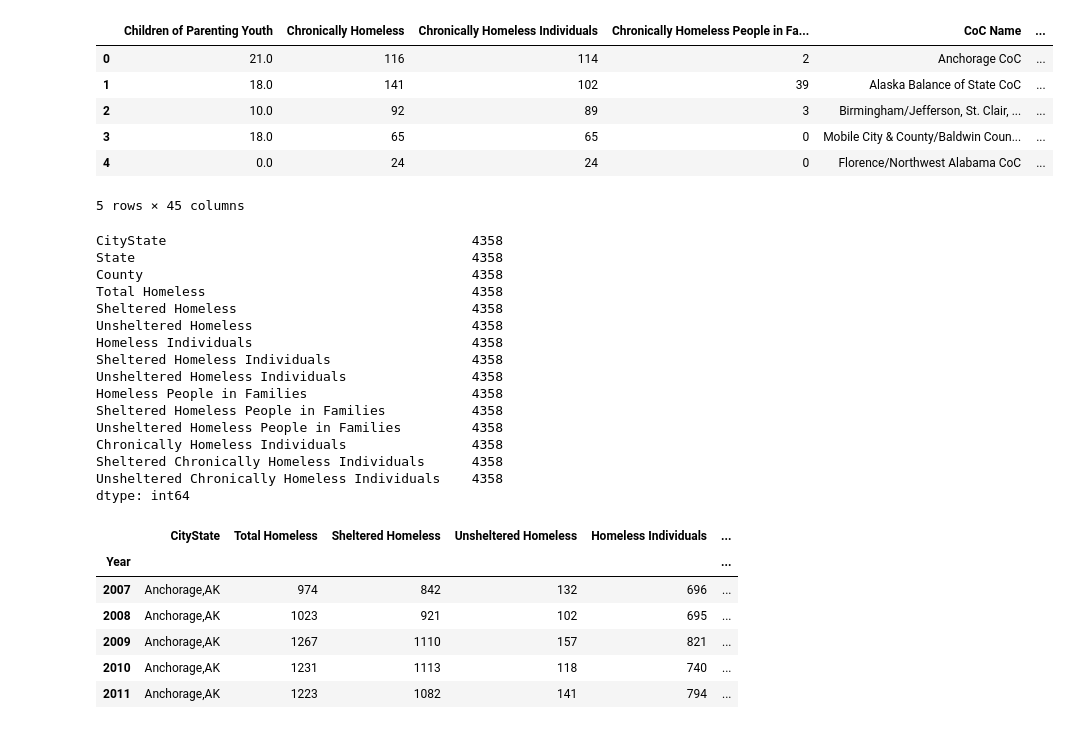
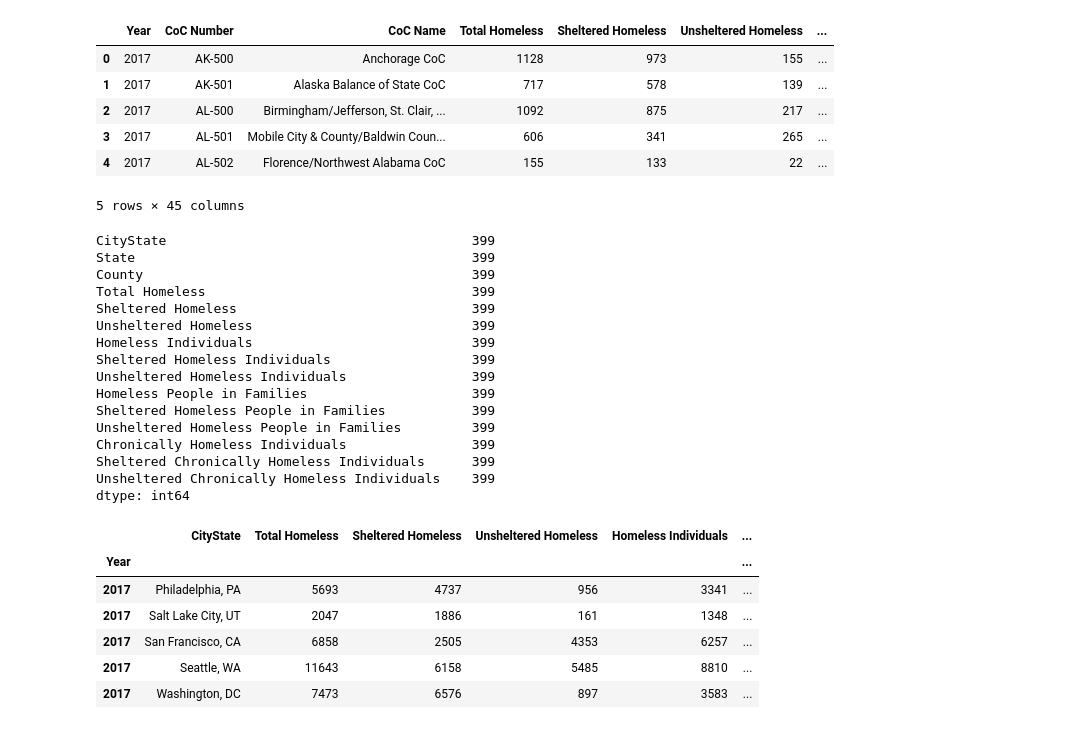
Before and after one commit to jag0717/UCB-Project1, a Jupyter notebook: data/Consolidate_HUD_Data.ipynb, the cells around one changed output. Drawn from its saved outputs; the diff is of its cells as text; code cells hidden in the pictures.

```diff
--- a/data/Consolidate_HUD_Data.ipynb
+++ b/data/Consolidate_HUD_Data.ipynb
@@ -6,21 +6,21 @@ import matplotlib
 # %%
 # load excel file
 file_path = os.path.join('raw_data','2007-2017-PIT-HUD.xlsx')
 # read the excel file
 df  = pd.read_excel(file_path, sheet_name=None, ignore_index=True)
 
 # concatenate all worksheets
-cdf = pd.concat(df.values())
+cdf = pd.concat([df])
 
 # display consolidated data
 cdf.head()
 # %% [output]
-|  | Children of Parenting Youth | Chronically Homeless | Chronically Homeless Individuals | Chronically Homeless People in Fa... | CoC Name | ... |
-| 0 | 21.0 | 116 | 114 | 2 | Anchorage CoC | ... |
-| 1 | 18.0 | 141 | 102 | 39 | Alaska Balance of State CoC | ... |
-| 2 | 10.0 | 92 | 89 | 3 | Birmingham/Jefferson, St. Clair, ... | ... |
-| 3 | 18.0 | 65 | 65 | 0 | Mobile City & County/Baldwin Coun... | ... |
-| 4 | 0.0 | 24 | 24 | 0 | Florence/Northwest Alabama CoC | ... |
+|  | Year | CoC Number | CoC Name | Total Homeless | Sheltered Homeless | Unsheltered Homeless | ... |
+| 0 | 2017 | AK-500 | Anchorage CoC | 1128 | 973 | 155 | ... |
+| 1 | 2017 | AK-501 | Alaska Balance of State CoC | 717 | 578 | 139 | ... |
+| 2 | 2017 | AL-500 | Birmingham/Jefferson, St. Clair, ... | 1092 | 875 | 217 | ... |
+| 3 | 2017 | AL-501 | Mobile City & County/Baldwin Coun... | 606 | 341 | 265 | ... |
+| 4 | 2017 | AL-502 | Florence/Northwest Alabama CoC | 155 | 133 | 22 | ... |
 5 rows × 45 columns
 # %%
 # drop columns that have NaN
@@ -37,10 +37,11 @@ cdf["County"] = cdf["County"].apply(lambda x: x.replace("Continuum of Care",''))
 cdf["County"] = cdf["County"].apply(lambda x: x.replace("Balance of State",''))
 cdf["County"] = cdf["County"].apply(lambda x: x.replace("Metropolitan Denver Homeless Initiative",'Denver'))
 cdf["County"] = cdf["County"].apply(lambda x: x.replace("Salt Lake",'Salt Lake City'))
+cdf["County"] = cdf["County"].apply(lambda x: x.replace("District of Columbia",'Washington'))
 cdf["County"] = cdf["County"].apply(lambda x: x.split('/')[0])
 cdf["County"] = cdf["County"].apply(lambda x: x.strip())
 
-cdf["CityState"] = cdf["County"] + "," + cdf["State"]
+cdf["CityState"] = cdf["County"] + ", " + cdf["State"]
 
 # Select columns of Interest
 cdf = cdf[[ 'Year','CityState', 'State', 'County', 'Total Homeless', 'Sheltered Homeless', 'Unsheltered Homeless',
@@ -55,21 +56,21 @@ cdf = cdf.set_index(['Year'])
 # Check record count before writing data into a csv file
 cdf.count()
 # %% [output]
-CityState                                       4358
-State                                           4358
-County                                          4358
-Total Homeless                                  4358
-Sheltered Homeless                              4358
-Unsheltered Homeless                            4358
-Homeless Individuals                            4358
-Sheltered Homeless Individuals                  4358
-Unsheltered Homeless Individuals                4358
-Homeless People in Families                     4358
-Sheltered Homeless People in Families           4358
-Unsheltered Homeless People in Families         4358
-Chronically Homeless Individuals                4358
-Sheltered Chronically Homeless Individuals      4358
-Unsheltered Chronically Homeless Individuals    4358
+CityState                                       399
+State                                           399
+County                                          399
+Total Homeless                                  399
+Sheltered Homeless                              399
+Unsheltered Homeless                            399
+Homeless Individuals                            399
+Sheltered Homeless Individuals                  399
+Unsheltered Homeless Individuals                399
+Homeless People in Families                     399
+Sheltered Homeless People in Families           399
+Unsheltered Homeless People in Families         399
+Chronically Homeless Individuals                399
+Sheltered Chronically Homeless Individuals      399
+Unsheltered Chronically Homeless Individuals    399
 dtype: int64
 # %%
 cdf.to_csv("HUD_Consol_Data.csv")
@@ -84,6 +85,8 @@ hud_cities_data = hud_cities_data.reset_index()
 
 hud_cities_data = hud_cities_data.sort_values(by=["CityState","Year"])
 
+hud_cities_data = hud_cities_data[hud_cities_data.CityState != "Washington, WA"]
+
 hud_cities_data = hud_cities_data[[ 'Year','CityState', 'Total Homeless', 'Sheltered Homeless', 'Unsheltered Homeless',
        'Homeless Individuals', 'Sheltered Homeless Individuals', 'Unsheltered Homeless Individuals',
        'Homeless People in Families', 'Sheltered Homeless People in Families', 'Unsheltered Homeless People in Families',
@@ -96,10 +99,10 @@ hud_cities_data.head()
 # %% [output]
 |  | CityState | Total Homeless | Sheltered Homeless | Unsheltered Homeless | Homeless Individuals | ... |
 | Year |  |  |  |  |  | ... |
-| 2007 | Anchorage,AK | 974 | 842 | 132 | 696 | ... |
-| 2008 | Anchorage,AK | 1023 | 921 | 102 | 695 | ... |
-| 2009 | Anchorage,AK | 1267 | 1110 | 157 | 821 | ... |
-| 2010 | Anchorage,AK | 1231 | 1113 | 118 | 740 | ... |
-| 2011 | Anchorage,AK | 1223 | 1082 | 141 | 794 | ... |
+| 2017 | Philadelphia, PA | 5693 | 4737 | 956 | 3341 | ... |
+| 2017 | Salt Lake City, UT | 2047 | 1886 | 161 | 1348 | ... |
+| 2017 | San Francisco, CA | 6858 | 2505 | 4353 | 6257 | ... |
+| 2017 | Seattle, WA | 11643 | 6158 | 5485 | 8810 | ... |
+| 2017 | Washington, DC | 7473 | 6576 | 897 | 3583 | ... |
 # %%
 hud_cities_data.to_csv("HUD_Cities_Data.csv")
```
Also changed, not shown: 1 other file.
